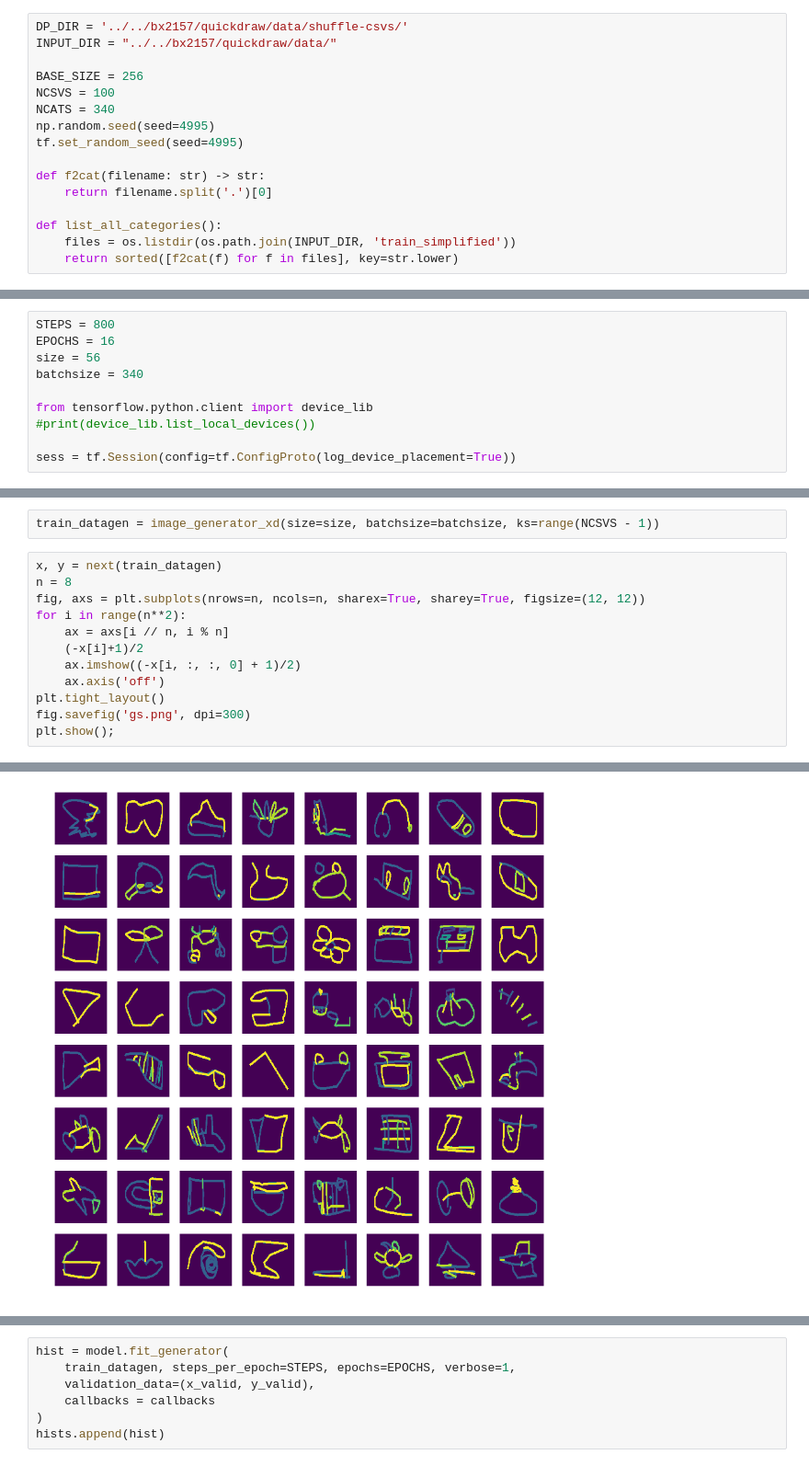
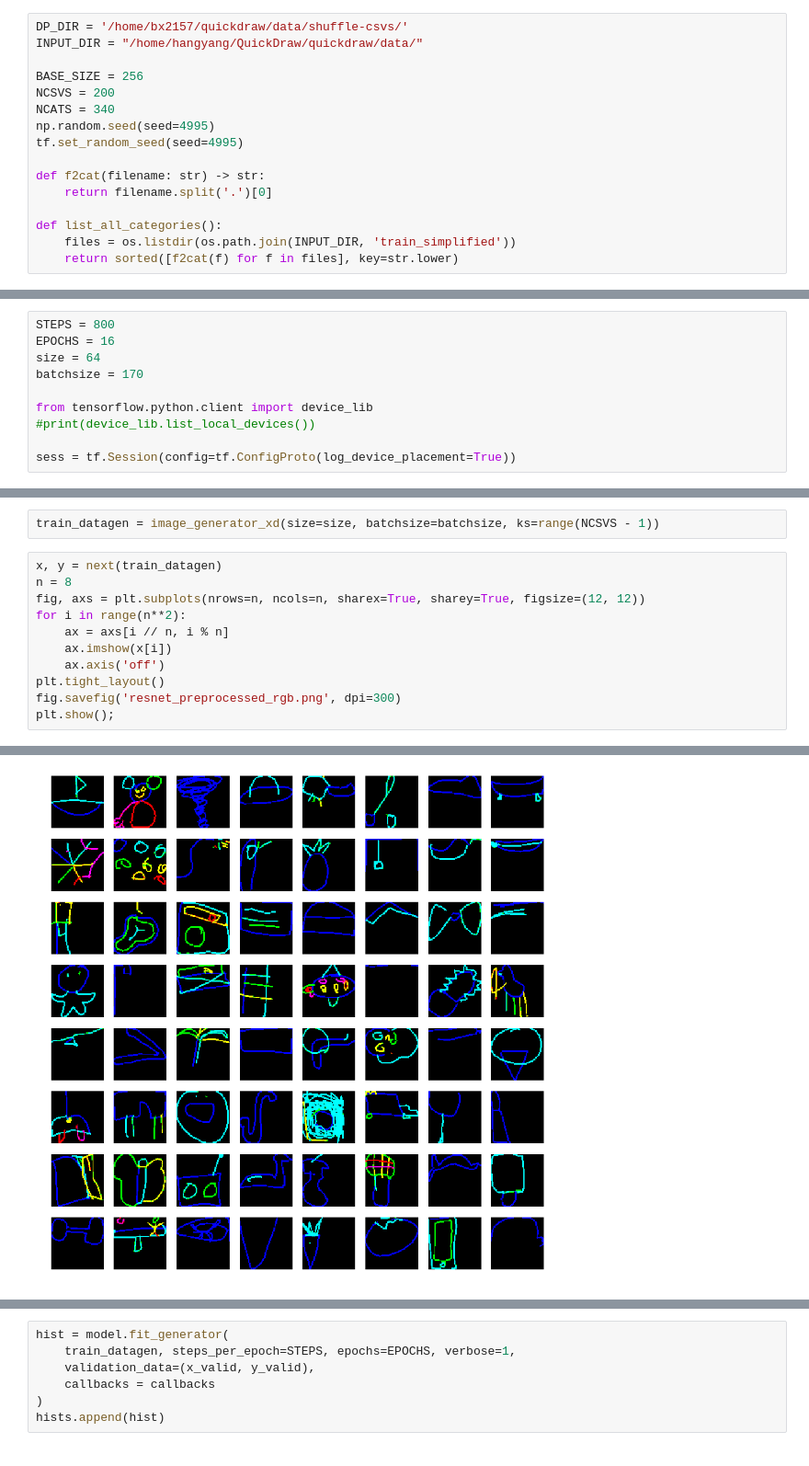
Before and after one commit to bingchen-liu/COMSW4995-Quickdraw-Kaggle-Challenge, a Jupyter notebook: resnet18.ipynb, the cells around one changed output, grey strips where cells are left out. Shown at 92% size. Cells and saved outputs as stored; diff of their text form.

```diff
--- a/resnet18.ipynb
+++ b/resnet18.ipynb
@@ -46,11 +42,11 @@ from tensorflow.keras.applications.resnet50 import preprocess_input
 from tensorflow.keras import backend as K
 start = dt.datetime.now()
 # %%
-DP_DIR = '../../bx2157/quickdraw/data/shuffle-csvs/'
-INPUT_DIR = "../../bx2157/quickdraw/data/"
+DP_DIR = '/home/bx2157/quickdraw/data/shuffle-csvs/'
+INPUT_DIR = "/home/hangyang/QuickDraw/quickdraw/data/"
 
 BASE_SIZE = 256
-NCSVS = 100
+NCSVS = 200
 NCATS = 340
 np.random.seed(seed=4995)
 tf.set_random_seed(seed=4995)
@@ -292,8 +297,8 @@ class ResnetBuilder(object):
 # %%
 STEPS = 800
 EPOCHS = 16
-size = 56
-batchsize = 340
+size = 64
+batchsize = 170
 
 from tensorflow.python.client import device_lib
 #print(device_lib.list_local_devices())
@@ -388,10 +415,9 @@ n = 8
 fig, axs = plt.subplots(nrows=n, ncols=n, sharex=True, sharey=True, figsize=(12, 12))
 for i in range(n**2):
     ax = axs[i // n, i % n]
-    (-x[i]+1)/2
-    ax.imshow((-x[i, :, :, 0] + 1)/2)
+    ax.imshow(x[i])
     ax.axis('off')
 plt.tight_layout()
-fig.savefig('gs.png', dpi=300)
+fig.savefig('resnet_preprocessed_rgb.png', dpi=300)
 plt.show();
 # %% [output]
@@ -398 +441 @@ plt.show();
-[figure, old version]
+[figure, new version]
```
Also changed, not shown: parts of 18 cells of this notebook.
